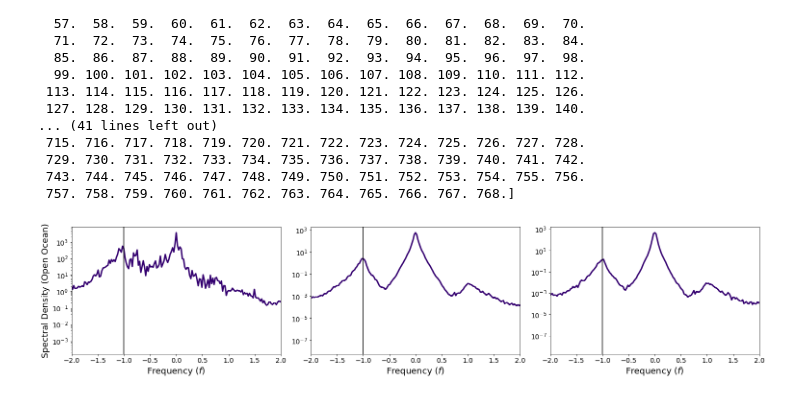
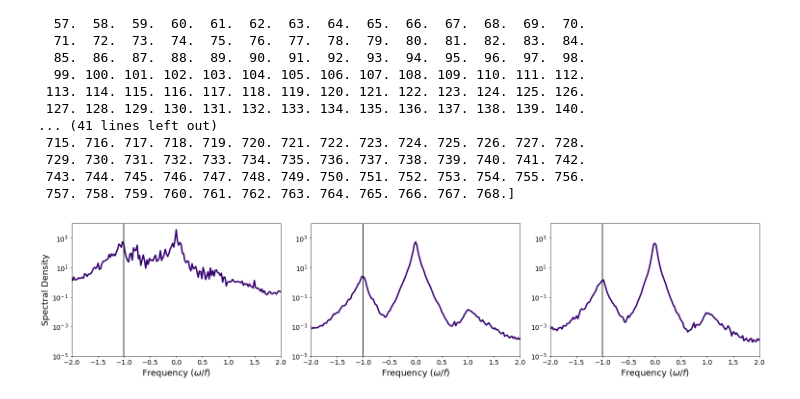
Before and after one commit to mclaret/JISAOinternship, a Jupyter notebook: notebooks/mark/juin_juillet_area.ipynb, the cells around one changed output. Saved outputs shown, nothing was run; the diff lists cells and outputs as text; code cells hidden in the pictures.

```diff
--- a/notebooks/mark/juin_juillet_area.ipynb
+++ b/notebooks/mark/juin_juillet_area.ipynb
@@ -169,30 +169,31 @@ for depth in depths:
 # %%
 fig = plt.figure(figsize=(21.16,4.77))
 i=1
 purple = (0.2,0,0.4353)
 for depth in depths:
     # plot rotary spectra
     ax = fig.add_subplot(1,3,i)
     line = ax.plot(spectra[depth]['freqs'], spectra[depth]['amps'], color=purple, linewidth=3)
     ax.set_xlim(-2,2)
 
     # Set the font name for axis tick labels
     for tick in ax.get_xticklabels():
         tick.set_fontsize(14)
     for tick in ax.get_yticklabels():
         tick.set_fontsize(14)
 
     # plot labels
     ax.set_yscale('log')
     ax.axvline(x=-1, color='k')
-    ax.set_xlabel('Frequency ($\it{f}$)', fontsize=18)
+    ax.set_ylim(1e-5,1e4)
+    ax.set_xlabel('Frequency ($\omega$/$\it{f}$)', fontsize=18)
     if i<2:
-        ax.set_ylabel('Spectral Density (Open Ocean)', fontsize=18)
+        ax.set_ylabel('Spectral Density', fontsize=18)
     i+=1
 
 fig_path = './figures/'
 fname = 'spectra_area.png'
 fig.tight_layout()
 fig.savefig(fig_path+fname, dpi=80)
 # %% [output]
-[figure, old version]
+[figure, new version]
```
Also changed, not shown: 5 other files.
